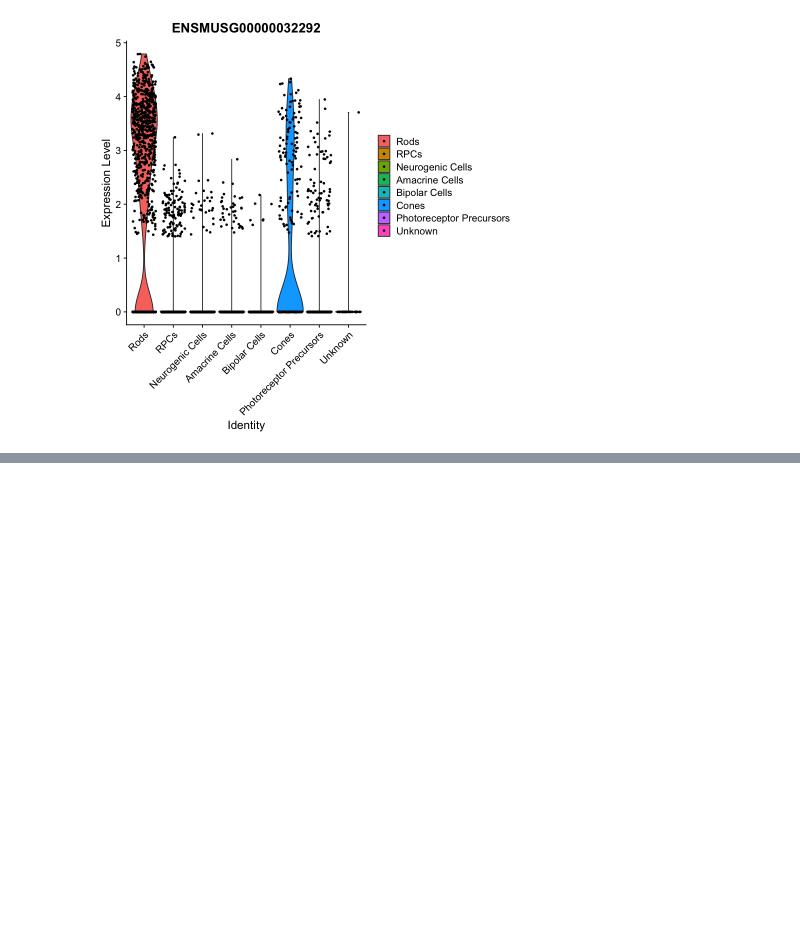
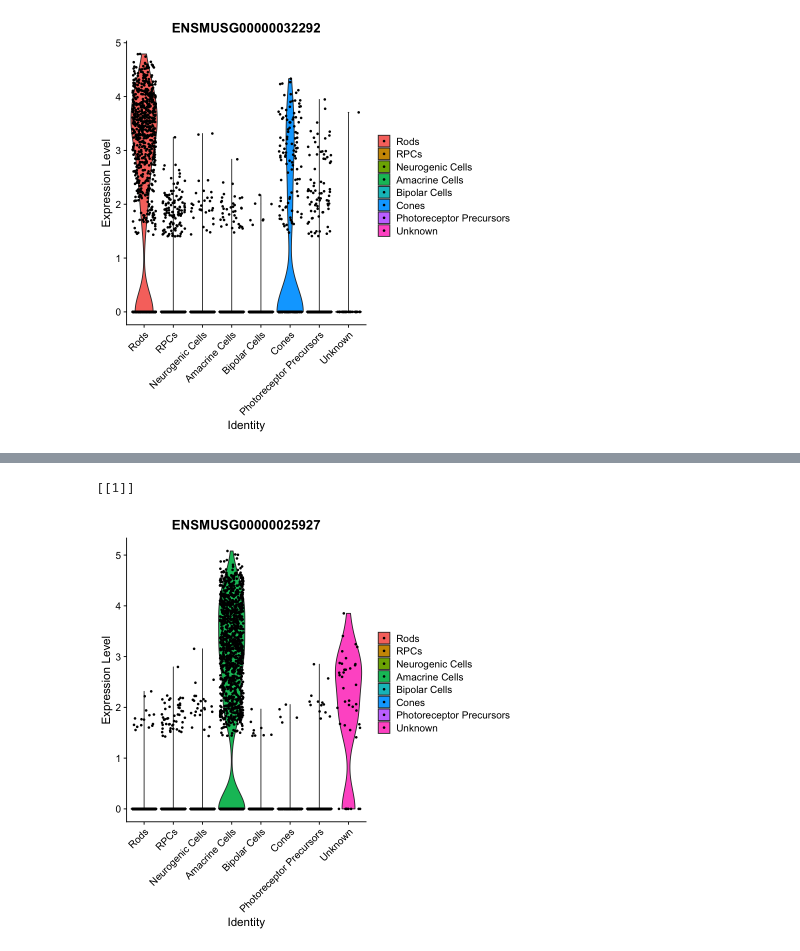
Before and after one commit to ironman-tetsuo/Introduction_to_scRNA-seq, a Jupyter notebook: 1_Clark_P2_Retina/Clark_P2_Retina.ipynb, the cells around one changed output, grey strips where cells are left out. Saved outputs shown, nothing was run; the diff lists cells and outputs as text; code cells hidden in the pictures; blank space fills up the shorter version.

```diff
--- a/1_Clark_P2_Retina/Clark_P2_Retina.ipynb
+++ b/1_Clark_P2_Retina/Clark_P2_Retina.ipynb
@@ -660,0 +669,6 @@ VlnPlot(dat, features = c("ENSMUSG00000032292", "ENSMUSG00000006007", "ENSMUSG00
+# %%
+#Viologin plot for amacrine markers (ENSMUSG00000025927, Tfap2b)
+VlnPlot(dat, features = c("ENSMUSG00000025927"), pt.size=0.8, ncol=1, combine=FALSE)
+# %% [output]
+[[1]]
+[figure, added]
```
Also changed, not shown: parts of 2 cells of this notebook.
